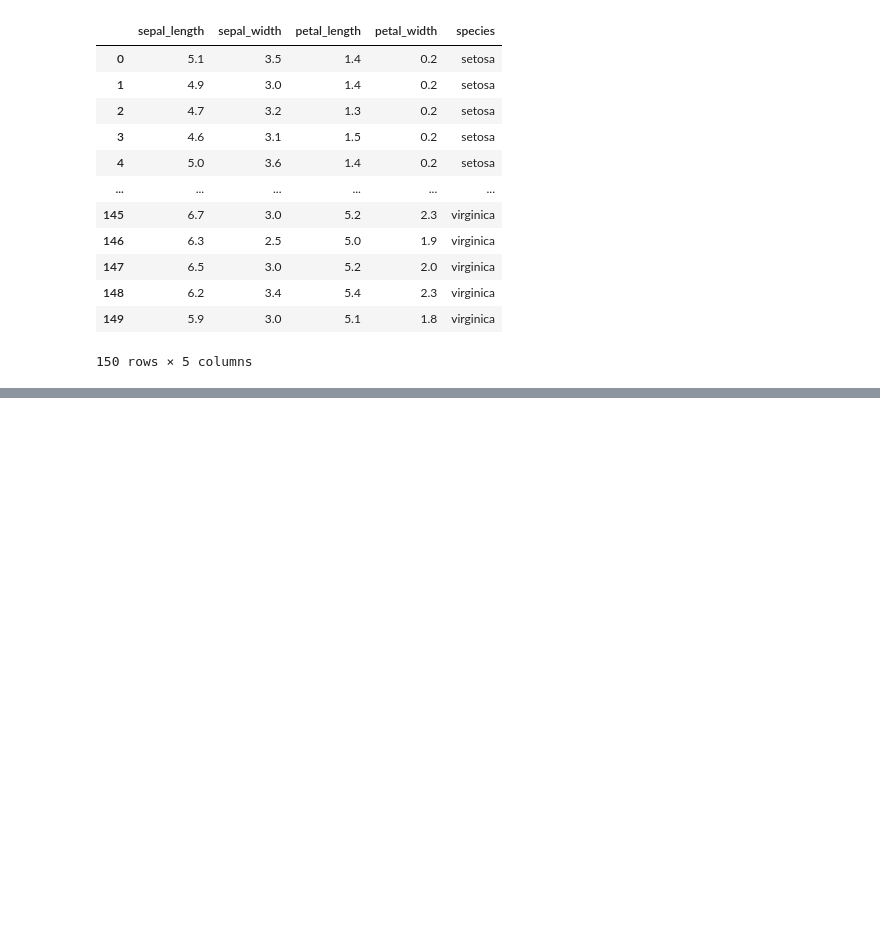
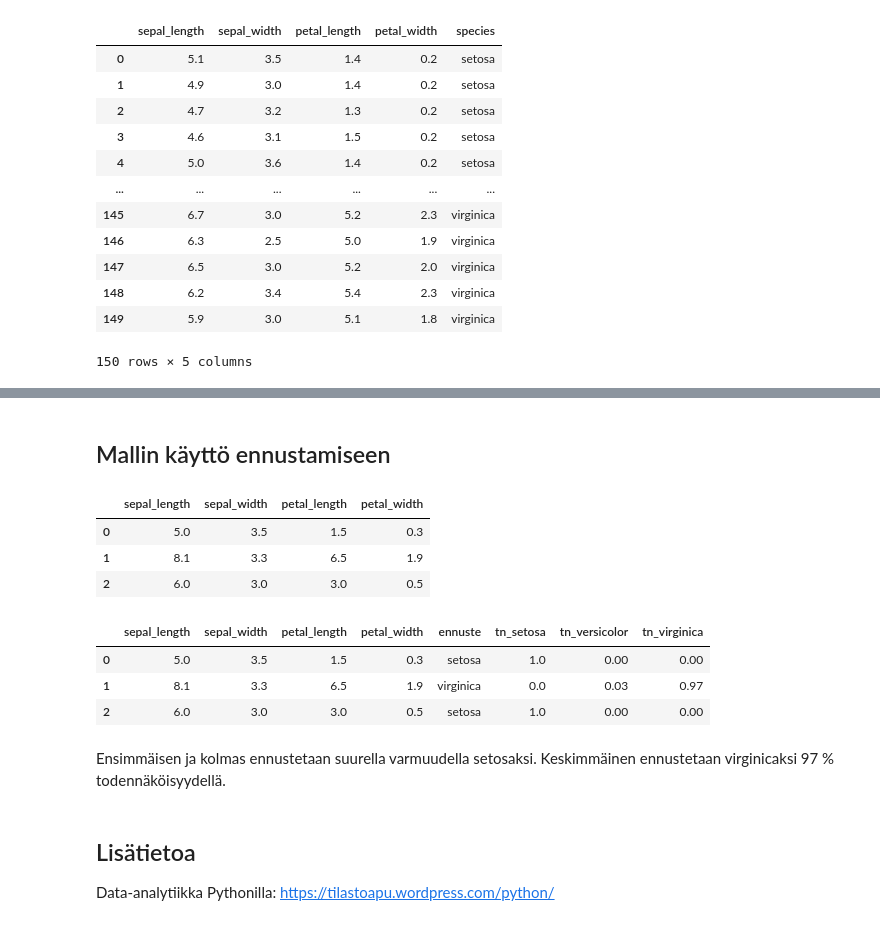
Before and after one commit to taanila/koneoppiminen, a Jupyter notebook: iris.ipynb, the cells around one changed output, grey strips where cells are left out. Cells and saved outputs as stored; diff of their text form; code cells hidden in the pictures; blank space fills up the shorter version.

```diff
--- a/iris.ipynb
+++ b/iris.ipynb
@@ -192,0 +180,33 @@ Data-analytiikka Pythonilla: https://tilastoapu.wordpress.com/python/
+# %% [markdown]
+## Mallin käyttö ennustamiseen
+# %%
+# Avaan uuden datan, jossa lajikkeet (species) eivät ole tiedossa
+Xnew = pd.read_excel('http://taanila.fi/irisnew.xlsx')
+Xnew
+# %% [output]
+|  | sepal_length | sepal_width | petal_length | petal_width |
+| 0 | 5.0 | 3.5 | 1.5 | 0.3 |
+| 1 | 8.1 | 3.3 | 6.5 | 1.9 |
+| 2 | 6.0 | 3.0 | 3.0 | 0.5 |
+# %%
+# Lasken ennusteet
+ennuste = malli.predict(Xnew)
+
+# Lasken todennäköisyydet
+todnak = malli.predict_proba(Xnew).round(2)
+
+# Lisään ennusteet ja todennäköisyydet dataan
+Xnew['ennuste'] = ennuste
+Xnew[['tn_setosa', 'tn_versicolor', 'tn_virginica']] = todnak
+Xnew
+# %% [output]
+|  | sepal_length | sepal_width | petal_length | petal_width | ennuste | tn_setosa | tn_versicolor | tn_virginica |
+| 0 | 5.0 | 3.5 | 1.5 | 0.3 | setosa | 1.0 | 0.00 | 0.00 |
+| 1 | 8.1 | 3.3 | 6.5 | 1.9 | virginica | 0.0 | 0.03 | 0.97 |
+| 2 | 6.0 | 3.0 | 3.0 | 0.5 | setosa | 1.0 | 0.00 | 0.00 |
+# %% [markdown]
+Ensimmäisen ja kolmas ennustetaan suurella varmuudella setosaksi. Keskimmäinen ennustetaan virginicaksi 97 % todennäköisyydellä.
+# %% [markdown]
+## Lisätietoa
+
+Data-analytiikka Pythonilla: https://tilastoapu.wordpress.com/python/
```
Also changed, not shown: parts of 37 cells of this notebook.
